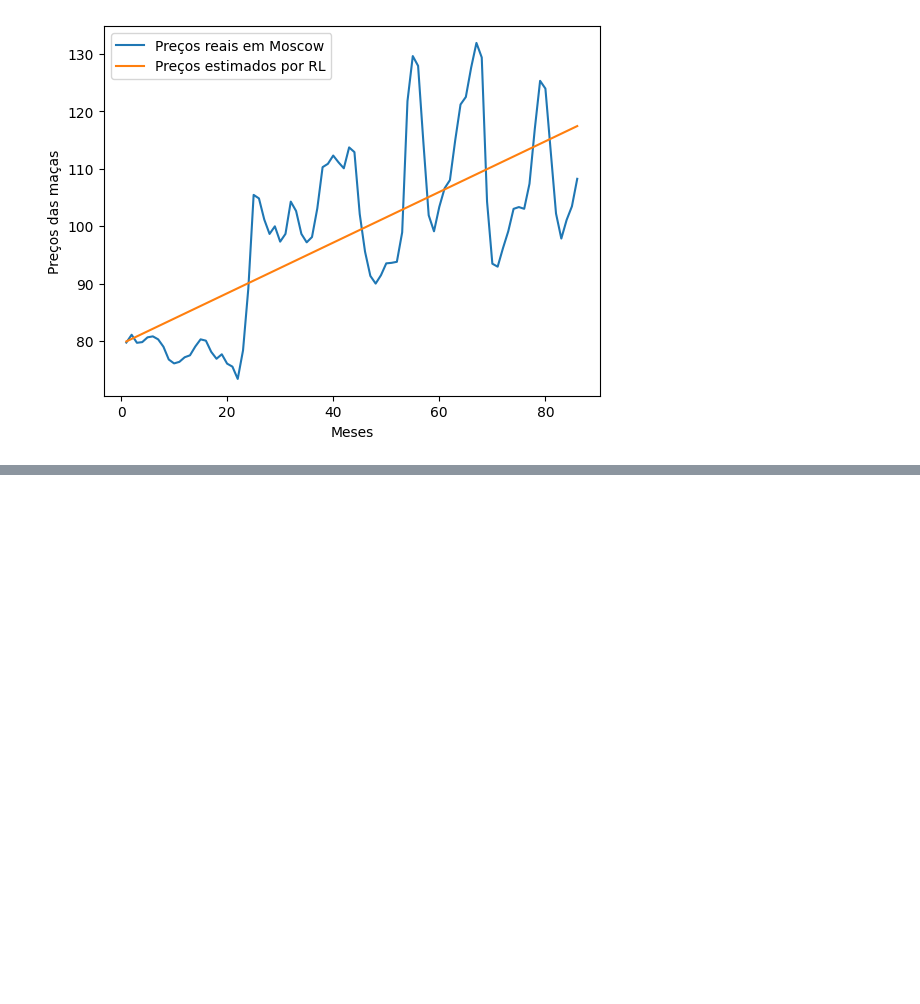
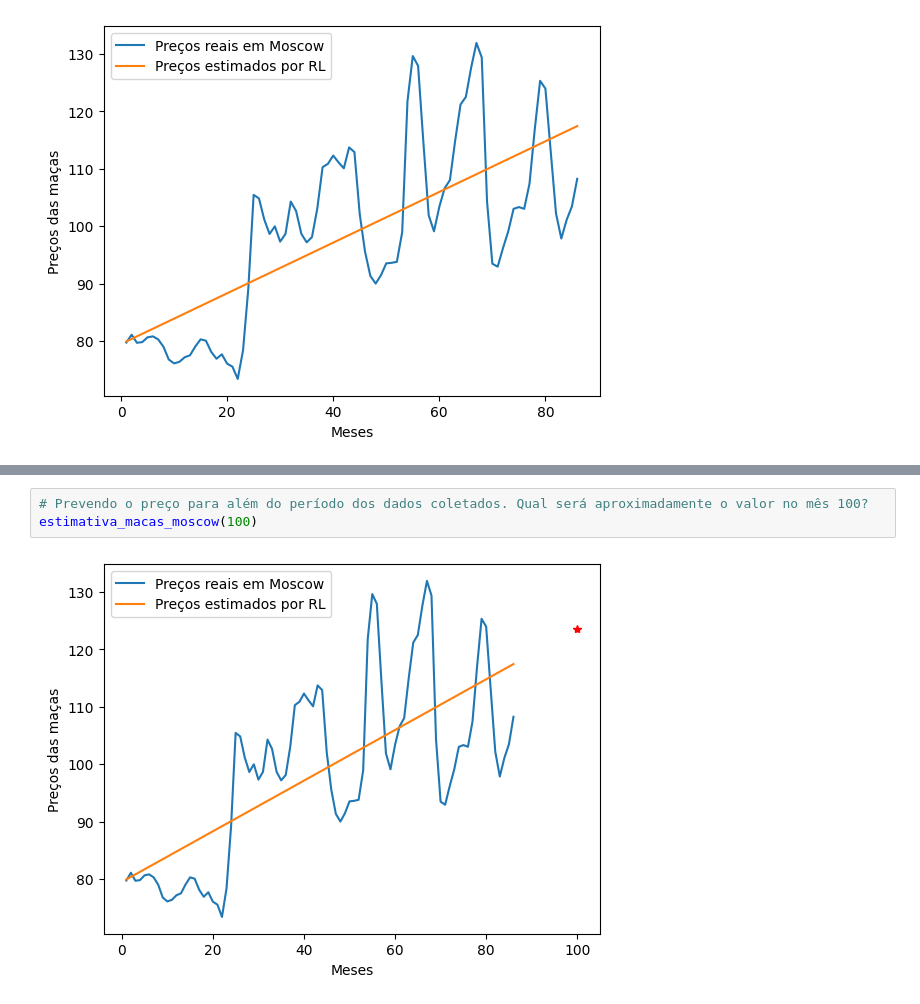
Before and after one commit to DiegoF-G/Numpy, a Jupyter notebook: numpy_general_notes.ipynb, the cells around one changed output, grey strips where cells are left out. Saved outputs shown, nothing was run; the diff lists cells and outputs as text; blank space fills up the shorter version.

```diff
--- a/numpy_general_notes.ipynb
+++ b/numpy_general_notes.ipynb
@@ -271,0 +292,5 @@ plt.legend(['Preços reais em Moscow', 'Preços estimados por RL']) #RL, Regress
+# %%
+# Prevendo o preço para além do período dos dados coletados. Qual será aproximadamente o valor no mês 100?
+estimativa_macas_moscow(100)
+# %% [output]
+[figure, added]
```
Also changed, not shown: parts of 5 cells of this notebook.
